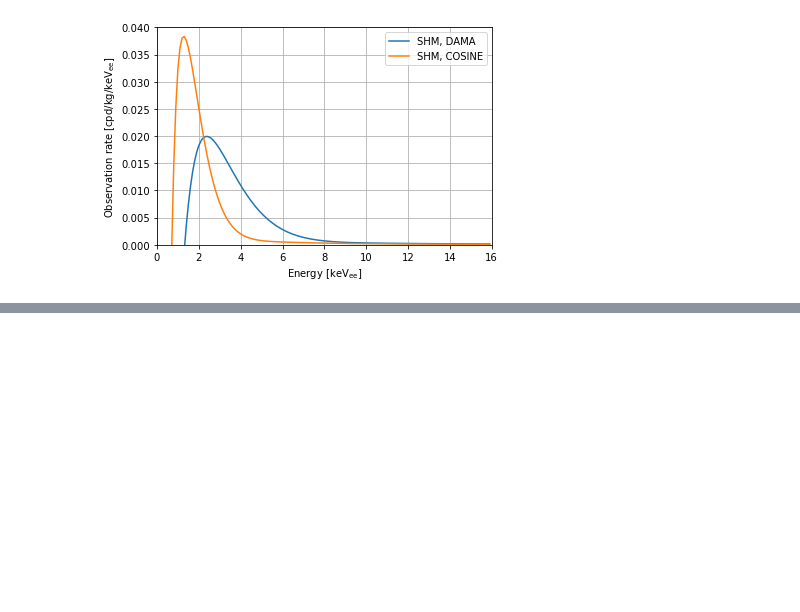
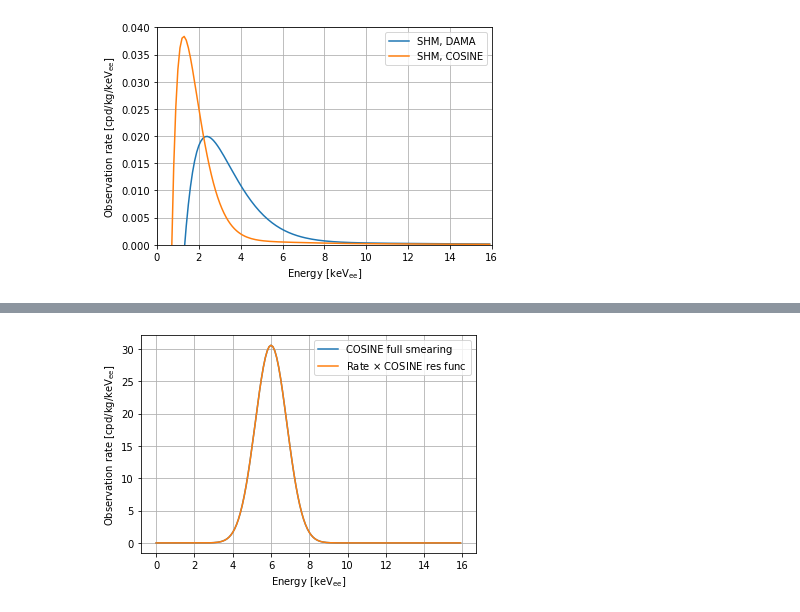
Before and after one commit to mjzurowski/sgm, a Jupyter notebook: Demo.ipynb, the cells around one changed output, grey strips where cells are left out. Cells and saved outputs as stored; diff of their text form; code cells hidden in the pictures; blank space fills up the shorter version.

```diff
--- a/Demo.ipynb
+++ b/Demo.ipynb
@@ -60,0 +85,17 @@ plt.show()
+# %%
+def bsw_gauss(Target,ER,mX,sig):
+    C_a = 1.2 * 10**(19)
+    g_ae = sig
+    dsigdER = (C_a/(Target.A()))*(g_ae**2)*mX*(Target.sigma_PE(mX))
+    return dsigdER*COSINE().Res(ER*1E-3,mX*1E-3) ## resolution function requires units of keV
+
+E = np.arange(0,16,0.1) # observed energy, units of keV_ee
+plt.plot(E,[COSINE().dRdE_True(6,bsw,NR=False,mX=6*keV,sig=1)*COSINE().Res(e,6) for e in E])
+plt.plot(E,[COSINE().dRdE_True(e,bsw_gauss,NR=False,mX=6*keV,sig=1) for e in E])
+plt.legend(["COSINE full smearing",r"Rate $\times$ COSINE res func",r"Rate $\times$ DAMA res func"])
+plt.ylabel(r"Observation rate [cpd/kg/keV$_{\rm ee}$]")
+plt.xlabel(r"Energy [keV$_{\rm ee}$]")
+plt.grid()
+plt.show()
+# %% [output]
+[figure, added]
```
Also changed, not shown: parts of 1 cell of this notebook, 1 other file.
